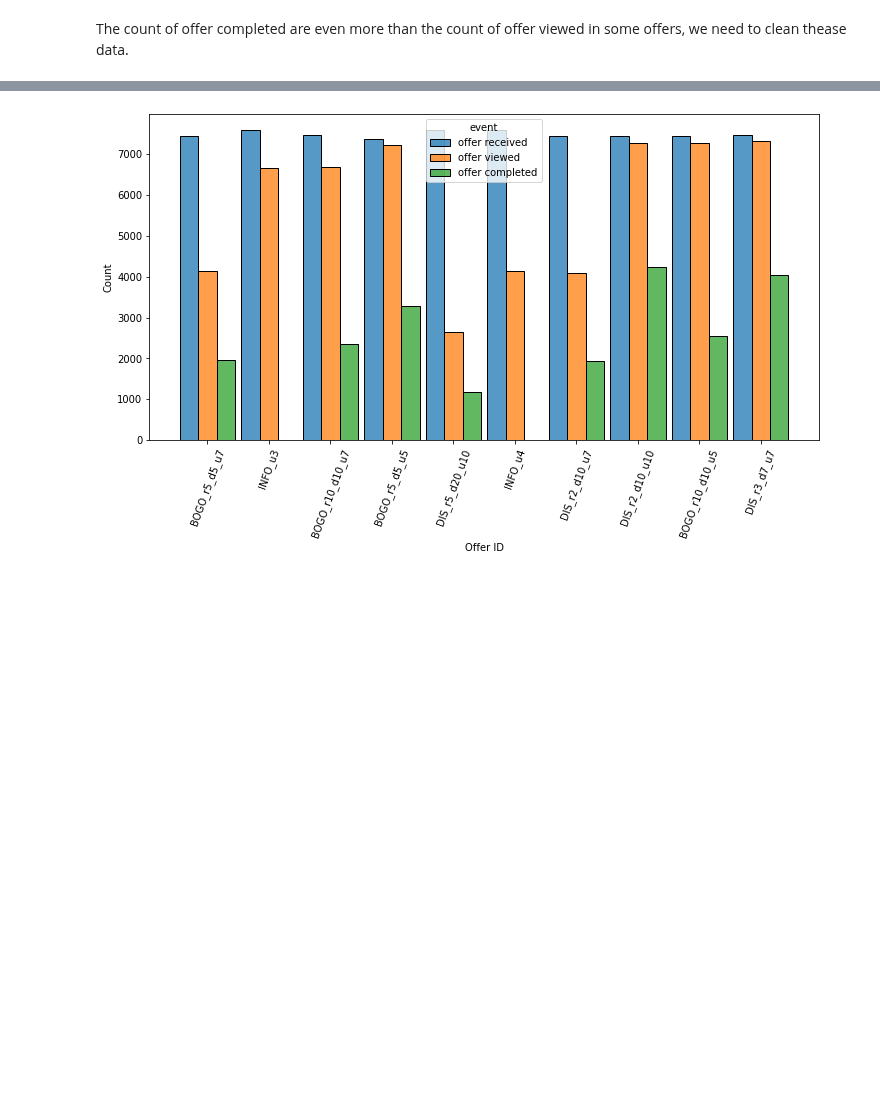
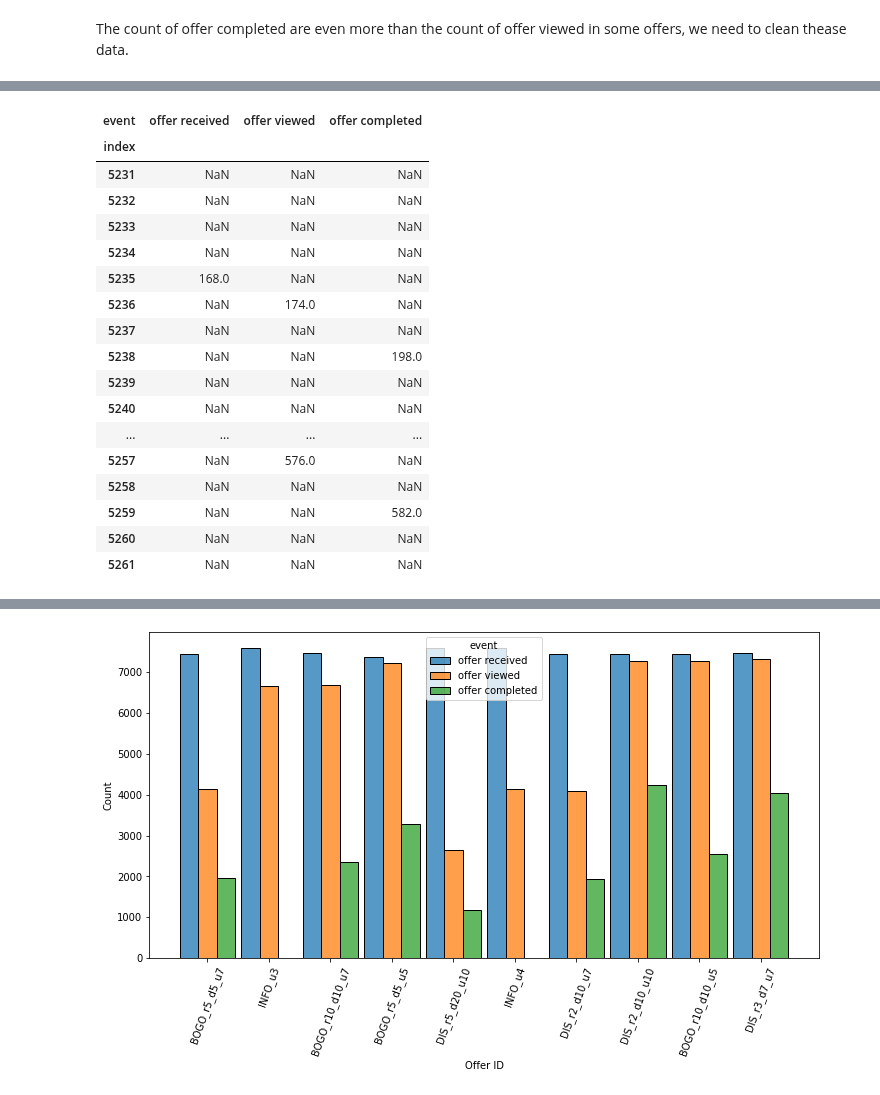
Before and after one commit to venson/starbucks, a Jupyter notebook: Starbucks_Capstone_notebook.ipynb, the cells around one changed output, grey strips where cells are left out. Cells and saved outputs as stored; diff of their text form; code cells hidden in the pictures; blank space fills up the shorter version.

```diff
--- a/Starbucks_Capstone_notebook.ipynb
+++ b/Starbucks_Capstone_notebook.ipynb
@@ -520,0 +648,21 @@ b = get_index_unusual(person_14)
+# %%
+p1
+# %% [output]
+| event | offer received | offer viewed | offer completed |
+| index |  |  |  |
+| 5231 | NaN | NaN | NaN |
+| 5232 | NaN | NaN | NaN |
+| 5233 | NaN | NaN | NaN |
+| 5234 | NaN | NaN | NaN |
+| 5235 | 168.0 | NaN | NaN |
+| 5236 | NaN | 174.0 | NaN |
+| 5237 | NaN | NaN | NaN |
+| 5238 | NaN | NaN | 198.0 |
+| 5239 | NaN | NaN | NaN |
+| 5240 | NaN | NaN | NaN |
+| ... | ... | ... | ... |
+| 5257 | NaN | 576.0 | NaN |
+| 5258 | NaN | NaN | NaN |
+| 5259 | NaN | NaN | 582.0 |
+| 5260 | NaN | NaN | NaN |
+| 5261 | NaN | NaN | NaN |
```
Also changed, not shown: parts of 15 cells of this notebook.
